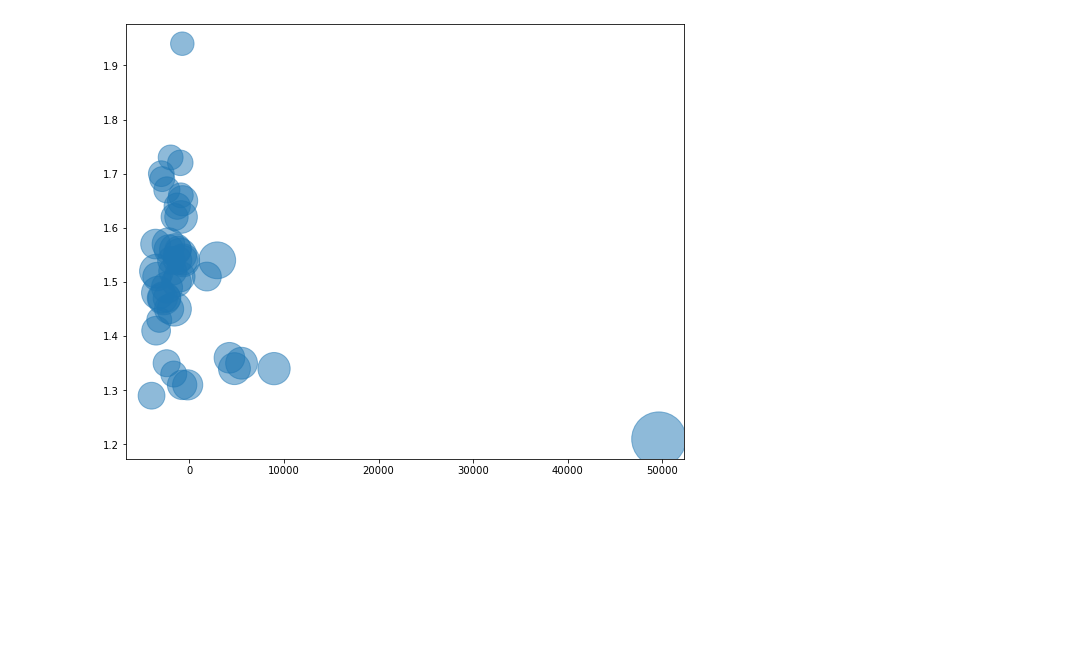
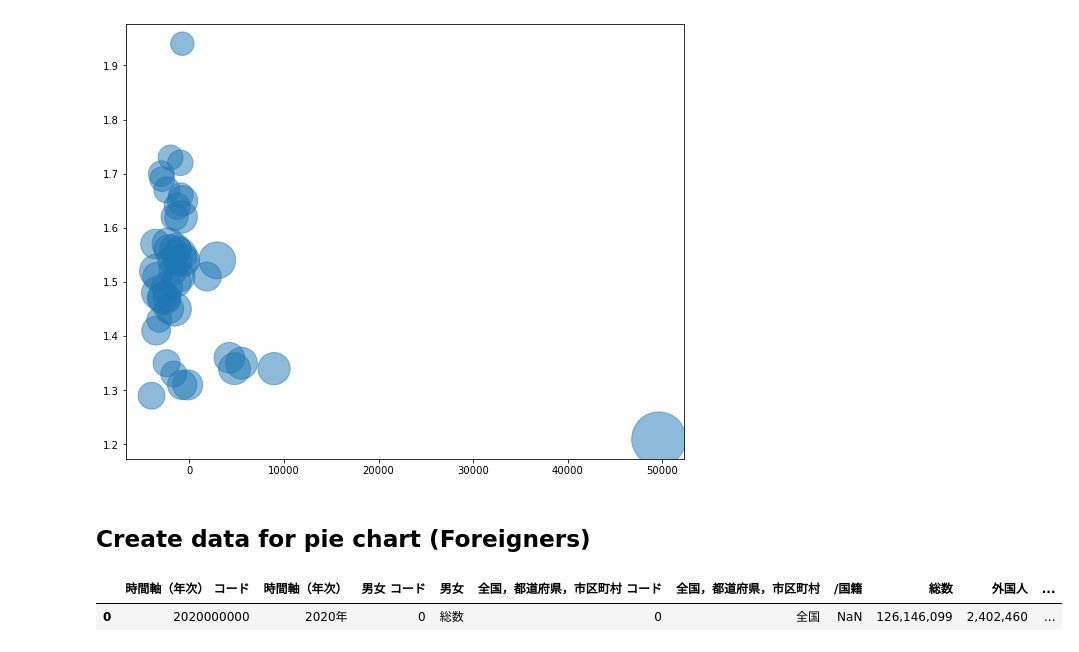
Before and after one commit to ayakow1/CAPP30239_FA22, a Jupyter notebook: data/data_clean.ipynb, the cells around one changed output. Saved outputs shown, nothing was run; the diff lists cells and outputs as text; code cells hidden in the pictures; blank space fills up the shorter version.

```diff
--- a/data/data_clean.ipynb
+++ b/data/data_clean.ipynb
@@ -500,3 +500,11 @@ plt.scatter(x=scatter[['net migration']], y=scatter[['fertility']], s=((scatter[
 [figure]
 # %%
 scatter.to_csv('scatter.csv',index=False)
+# %% [markdown]
+## Create data for pie chart (Foreigners)
+# %%
+foreigners = pd.read_csv('../week_03/data/foreigners_2020.csv', header=[1])
+foreigners
+# %% [output]
+|  | 時間軸（年次） コード | 時間軸（年次） | 男女 コード | 男女 | 全国，都道府県，市区町村 コード | 全国，都道府県，市区町村 | /国籍 | 総数 | 外国人 | ... |
+| 0 | 2020000000 | 2020年 | 0 | 総数 | 0 | 全国 | NaN | 126,146,099 | 2,402,460 | ... |
```
Also changed, not shown: parts of 4 cells of this notebook, 3 other files.
